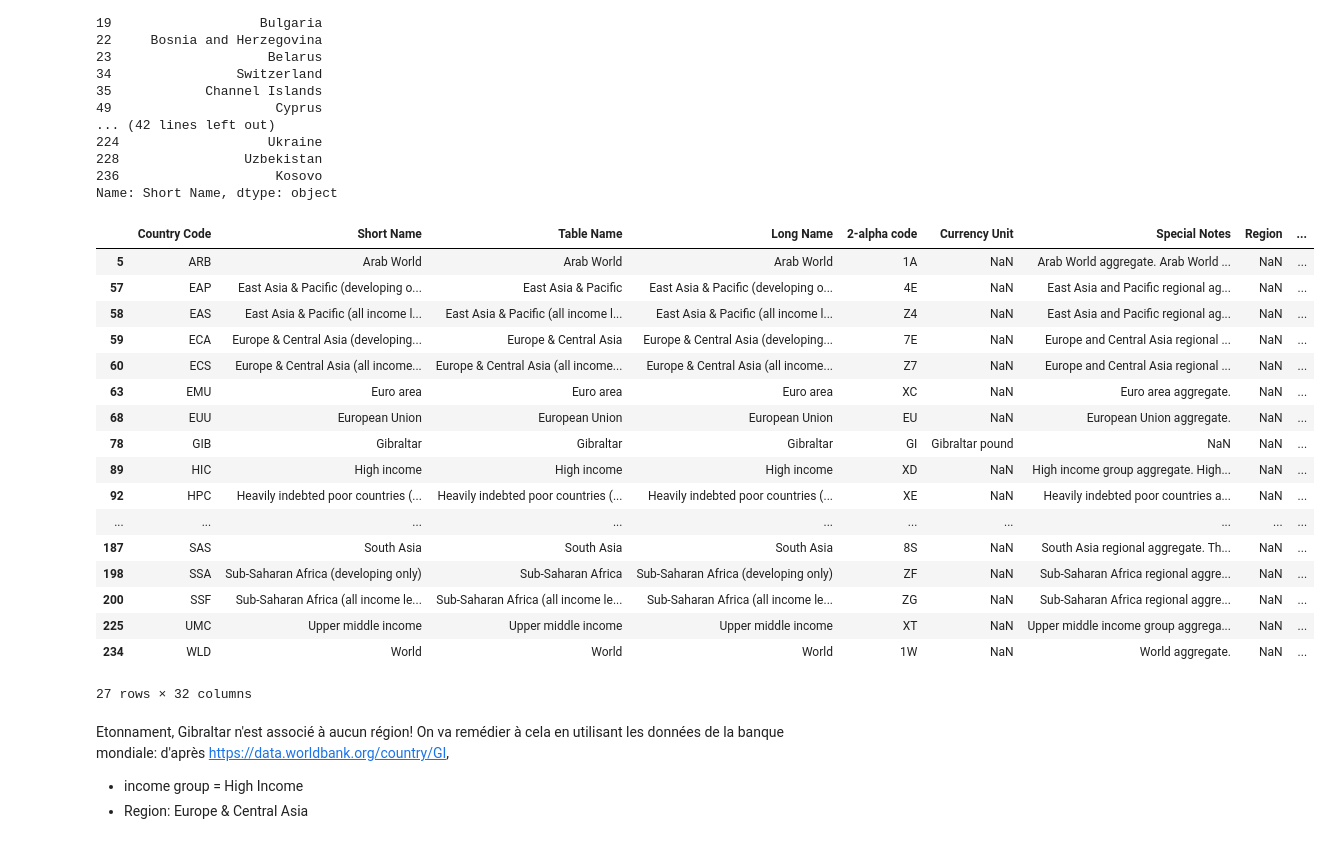
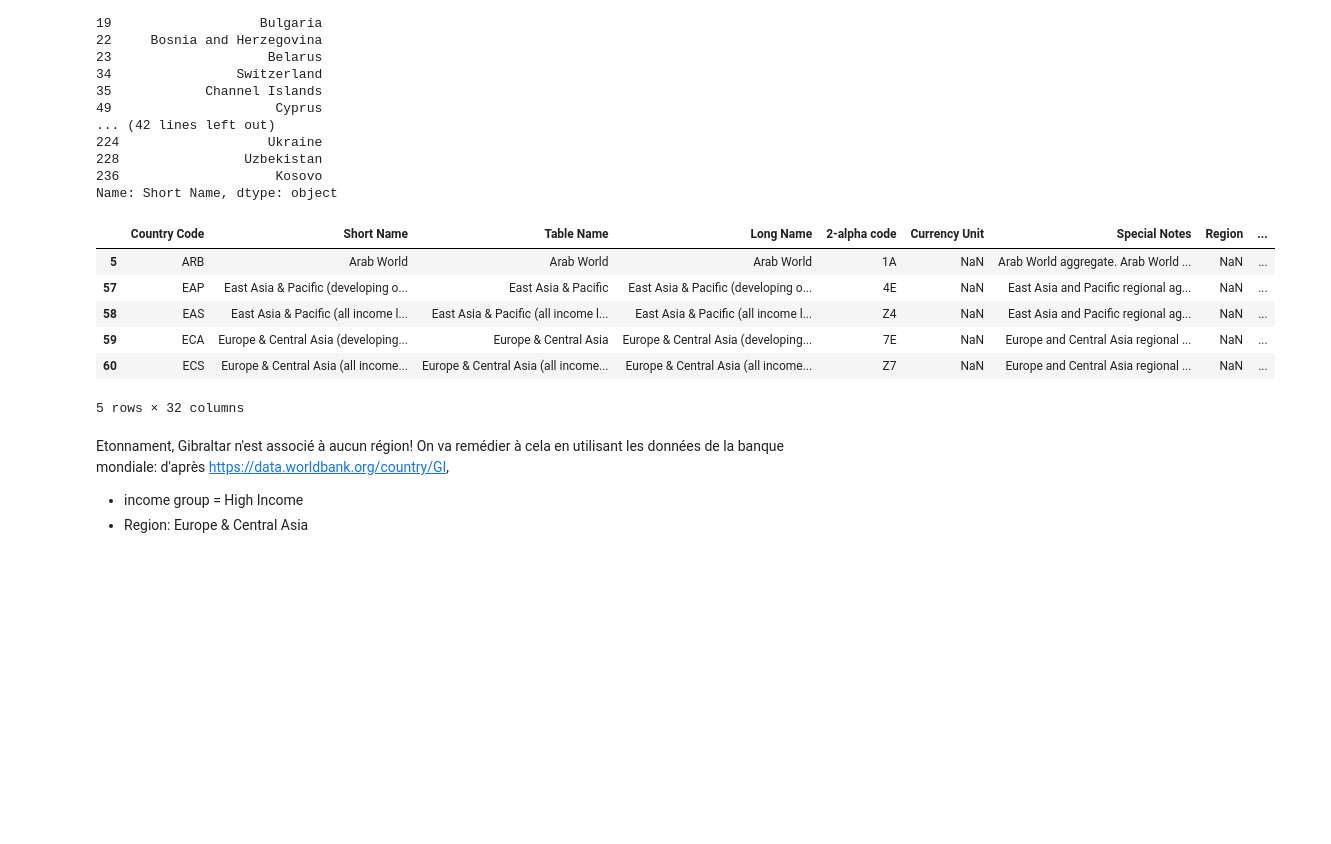
Before and after one commit to OlivierLegrand/P7, a Jupyter notebook: P2_EdStats_Academy.ipynb, the cells around one changed output. Drawn from its saved outputs; the diff is of its cells as text; code cells hidden in the pictures; blank space fills up the shorter version.

```diff
--- a/P2_EdStats_Academy.ipynb
+++ b/P2_EdStats_Academy.ipynb
@@ -1125,26 +947,15 @@ df_country[df_country.Region=='Europe & Central Asia']['Short Name']
 236                    Kosovo
 Name: Short Name, dtype: object
 # %%
-df_country[df_country['Region'].isna()]
+df_country[df_country['Region'].isna()].head()
 # %% [output]
 |  | Country Code | Short Name | Table Name | Long Name | 2-alpha code | Currency Unit | Special Notes | Region | ... |
 | 5 | ARB | Arab World | Arab World | Arab World | 1A | NaN | Arab World aggregate. Arab World ... | NaN | ... |
 | 57 | EAP | East Asia & Pacific (developing o... | East Asia & Pacific | East Asia & Pacific (developing o... | 4E | NaN | East Asia and Pacific regional ag... | NaN | ... |
 | 58 | EAS | East Asia & Pacific (all income l... | East Asia & Pacific (all income l... | East Asia & Pacific (all income l... | Z4 | NaN | East Asia and Pacific regional ag... | NaN | ... |
 | 59 | ECA | Europe & Central Asia (developing... | Europe & Central Asia | Europe & Central Asia (developing... | 7E | NaN | Europe and Central Asia regional ... | NaN | ... |
 | 60 | ECS | Europe & Central Asia (all income... | Europe & Central Asia (all income... | Europe & Central Asia (all income... | Z7 | NaN | Europe and Central Asia regional ... | NaN | ... |
-| 63 | EMU | Euro area | Euro area | Euro area | XC | NaN | Euro area aggregate. | NaN | ... |
-| 68 | EUU | European Union | European Union | European Union | EU | NaN | European Union aggregate. | NaN | ... |
-| 78 | GIB | Gibraltar | Gibraltar | Gibraltar | GI | Gibraltar pound | NaN | NaN | ... |
-| 89 | HIC | High income | High income | High income | XD | NaN | High income group aggregate. High... | NaN | ... |
-| 92 | HPC | Heavily indebted poor countries (... | Heavily indebted poor countries (... | Heavily indebted poor countries (... | XE | NaN | Heavily indebted poor countries a... | NaN | ... |
-| ... | ... | ... | ... | ... | ... | ... | ... | ... | ... |
-| 187 | SAS | South Asia | South Asia | South Asia | 8S | NaN | South Asia regional aggregate. Th... | NaN | ... |
-| 198 | SSA | Sub-Saharan Africa (developing only) | Sub-Saharan Africa | Sub-Saharan Africa (developing only) | ZF | NaN | Sub-Saharan Africa regional aggre... | NaN | ... |
-| 200 | SSF | Sub-Saharan Africa (all income le... | Sub-Saharan Africa (all income le... | Sub-Saharan Africa (all income le... | ZG | NaN | Sub-Saharan Africa regional aggre... | NaN | ... |
-| 225 | UMC | Upper middle income | Upper middle income | Upper middle income | XT | NaN | Upper middle income group aggrega... | NaN | ... |
-| 234 | WLD | World | World | World | 1W | NaN | World aggregate. | NaN | ... |
-27 rows × 32 columns
+5 rows × 32 columns
 # %% [markdown]
 Etonnament, Gibraltar n'est associé à aucun région! On va remédier à cela en utilisant les données de la banque mondiale: d'après https://data.worldbank.org/country/GI,
 - income group = High Income
```
Also changed, not shown: parts of 79 cells of this notebook.
